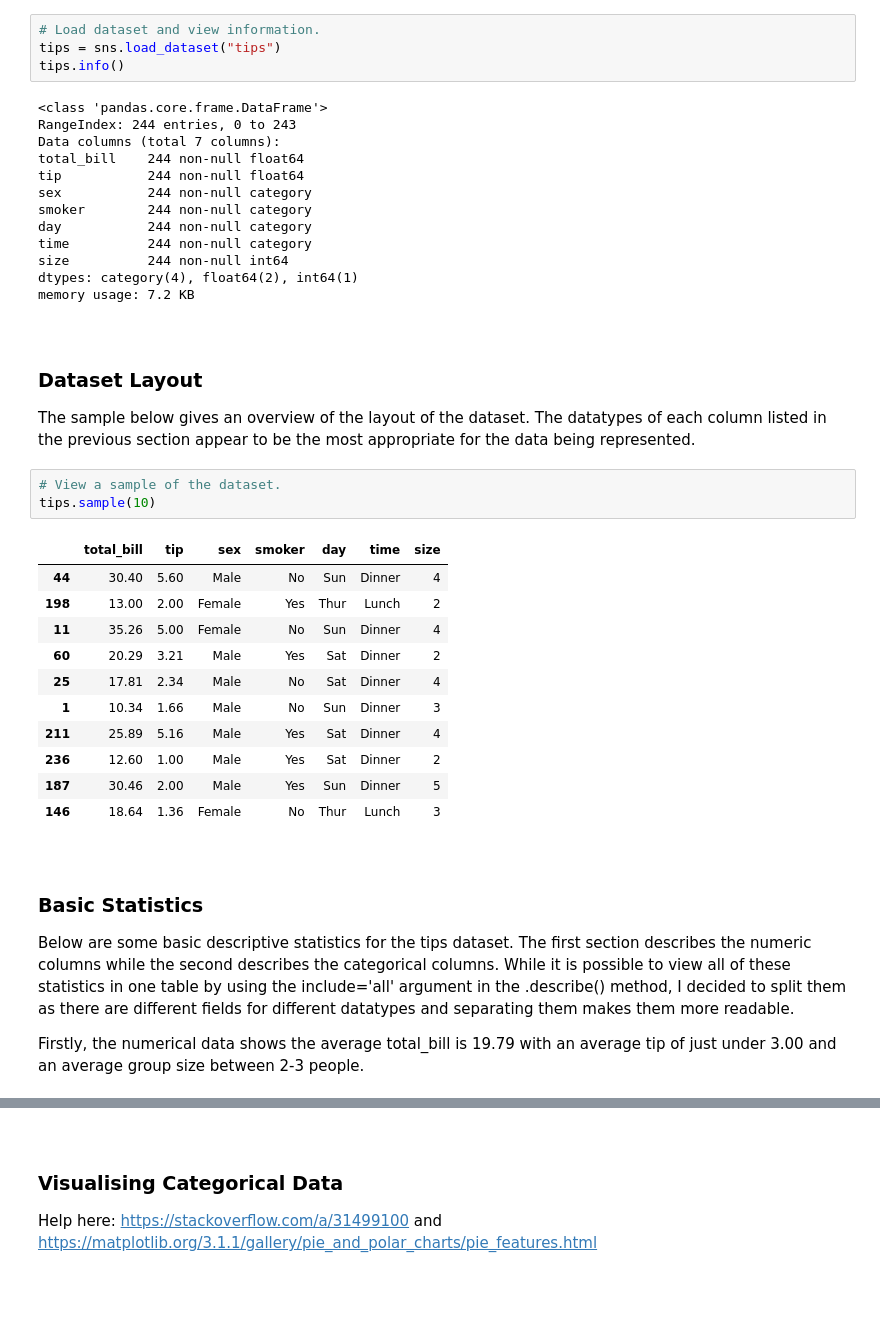
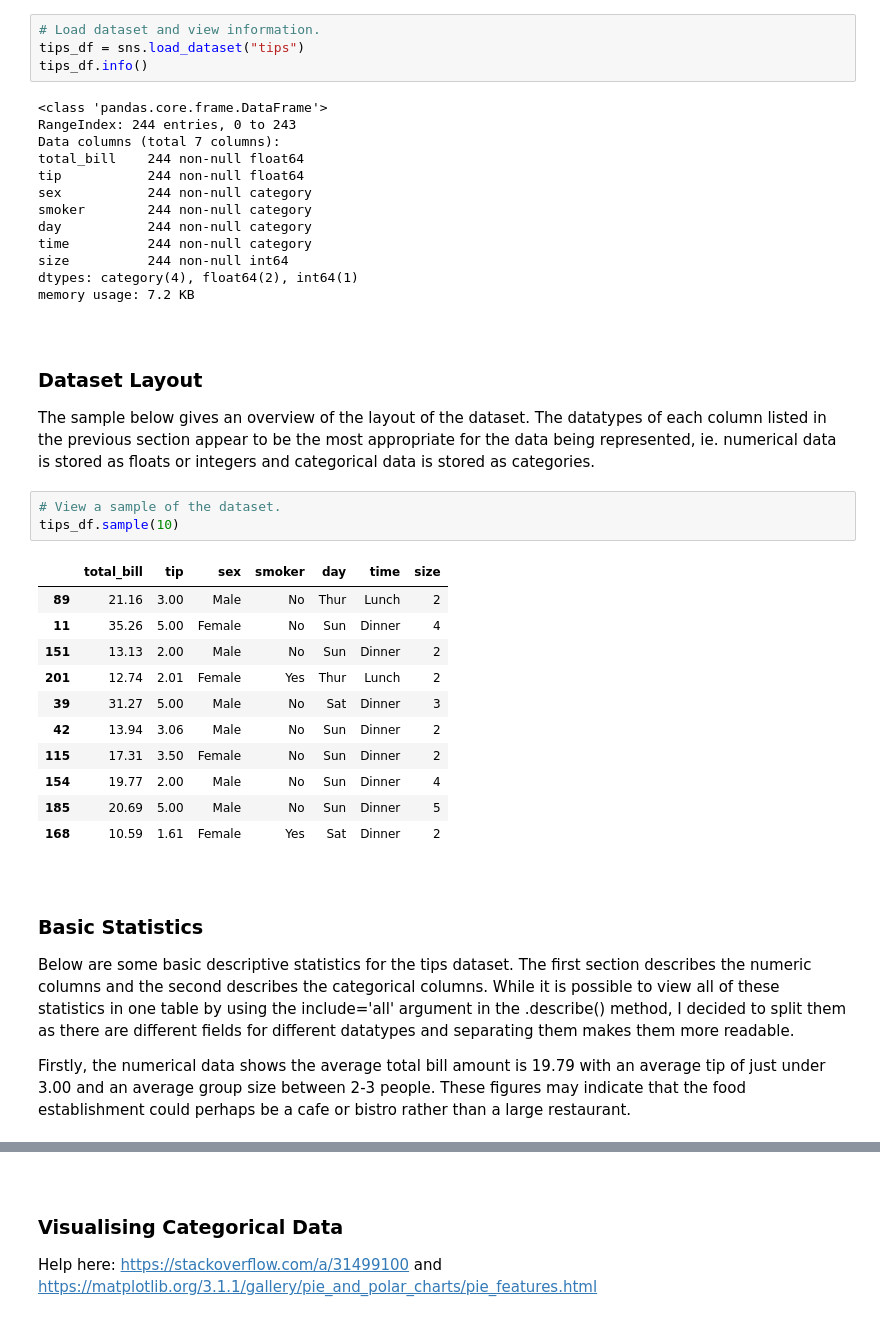
Before and after one commit to jennifer-ryan/fundamentals-project, a Jupyter notebook: tips_database_analysis.ipynb, the cells around one changed output, grey strips where cells are left out. Saved outputs shown, nothing was run; the diff lists cells and outputs as text; blank space fills up the shorter version.

Commit message:
working on descriptive stats

```diff
--- a/tips_database_analysis.ipynb
+++ b/tips_database_analysis.ipynb
@@ -47,7 +47,7 @@ The tips dataset is available through the seaborn library.  A summary of informa
 # %%
 # Load dataset and view information.
-tips = sns.load_dataset("tips")
-tips.info()
+tips_df = sns.load_dataset("tips")
+tips_df.info()
 # %% [output]
 <class 'pandas.core.frame.DataFrame'>
 RangeIndex: 244 entries, 0 to 243
@@ -66,29 +66,29 @@ memory usage: 7.2 KB
 
 ### Dataset Layout
 
-The sample below gives an overview of the layout of the dataset. The datatypes of each column listed in the previous section appear to be the most appropriate for the data being represented.
+The sample below gives an overview of the layout of the dataset. The datatypes of each column listed in the previous section appear to be the most appropriate for the data being represented, ie. numerical data is stored as floats or integers and categorical data is stored as categories.
 # %%
 # View a sample of the dataset.
-tips.sample(10)
+tips_df.sample(10)
 # %% [output]
 |  | total_bill | tip | sex | smoker | day | time | size |
-| 44 | 30.40 | 5.60 | Male | No | Sun | Dinner | 4 |
-| 198 | 13.00 | 2.00 | Female | Yes | Thur | Lunch | 2 |
+| 89 | 21.16 | 3.00 | Male | No | Thur | Lunch | 2 |
 | 11 | 35.26 | 5.00 | Female | No | Sun | Dinner | 4 |
-| 60 | 20.29 | 3.21 | Male | Yes | Sat | Dinner | 2 |
-| 25 | 17.81 | 2.34 | Male | No | Sat | Dinner | 4 |
-| 1 | 10.34 | 1.66 | Male | No | Sun | Dinner | 3 |
-| 211 | 25.89 | 5.16 | Male | Yes | Sat | Dinner | 4 |
-| 236 | 12.60 | 1.00 | Male | Yes | Sat | Dinner | 2 |
-| 187 | 30.46 | 2.00 | Male | Yes | Sun | Dinner | 5 |
-| 146 | 18.64 | 1.36 | Female | No | Thur | Lunch | 3 |
+| 151 | 13.13 | 2.00 | Male | No | Sun | Dinner | 2 |
+| 201 | 12.74 | 2.01 | Female | Yes | Thur | Lunch | 2 |
+| 39 | 31.27 | 5.00 | Male | No | Sat | Dinner | 3 |
+| 42 | 13.94 | 3.06 | Male | No | Sun | Dinner | 2 |
+| 115 | 17.31 | 3.50 | Female | No | Sun | Dinner | 2 |
+| 154 | 19.77 | 2.00 | Male | No | Sun | Dinner | 4 |
+| 185 | 20.69 | 5.00 | Male | No | Sun | Dinner | 5 |
+| 168 | 10.59 | 1.61 | Female | Yes | Sat | Dinner | 2 |
 # %% [markdown]
 <br>
 
 ### Basic Statistics
 
-Below are some basic descriptive statistics for the tips dataset. The first section describes the numeric columns while the second describes the categorical columns. While it is possible to view all of these statistics in one table by using the include='all' argument in the .describe() method, I decided to split them as there are different fields for different datatypes and separating them makes them more readable.
+Below are some basic descriptive statistics for the tips dataset. The first section describes the numeric columns and the second describes the categorical columns. While it is possible to view all of these statistics in one table by using the include='all' argument in the .describe() method, I decided to split them as there are different fields for different datatypes and separating them makes them more readable.
 
-Firstly, the numerical data shows the average total_bill is 19.79 with an average tip of just under 3.00 and an average group size between 2-3 people.
+Firstly, the numerical data shows the average total bill amount is 19.79 with an average tip of just under 3.00 and an average group size between 2-3 people. These figures may indicate that the food establishment could perhaps be a cafe or bistro rather than a large restaurant.
 # %%
 # Numerical statistics.
```
Also changed, not shown: parts of 11 cells of this notebook.
